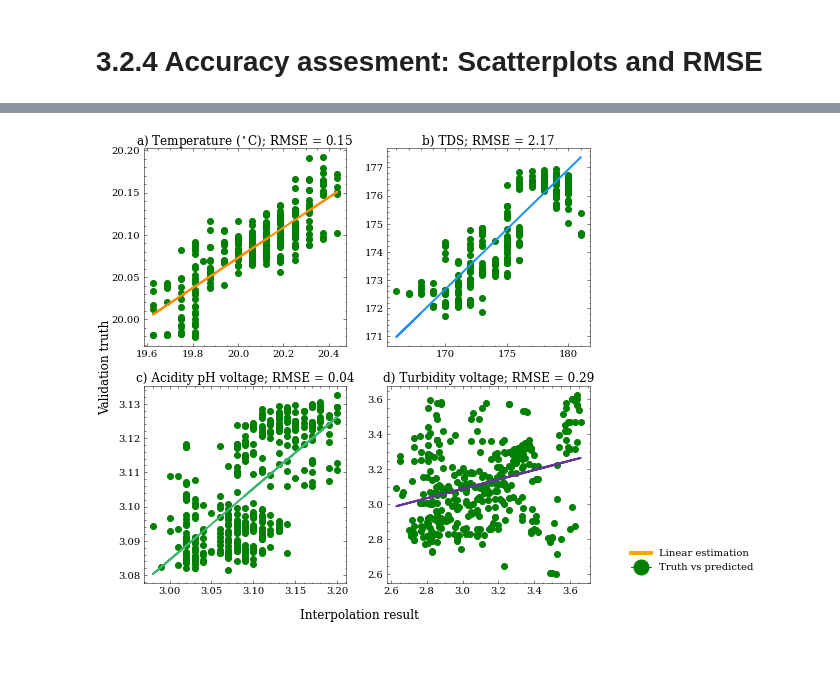
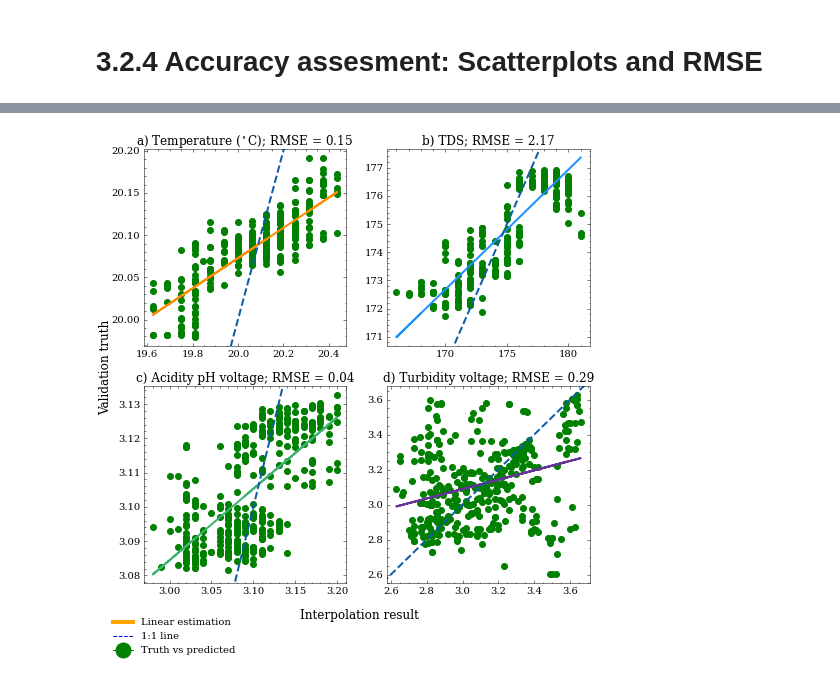
Before and after one commit to jurriandoornbos/wqdrone, a Jupyter notebook: plotting/plotting.ipynb, the cells around one changed output, grey strips where cells are left out. Cells and saved outputs as stored; diff of their text form; code cells hidden in the pictures; blank space fills up the shorter version.

```diff
--- a/plotting/plotting.ipynb
+++ b/plotting/plotting.ipynb
@@ -935,6 +963,8 @@ def error_data(x,y):
     return y_est, y_err,rms
 
 import matplotlib.pyplot as plt
+
+s_test = pd.read_csv("data/test4_May14_s_test.csv")
 test = s_test
 
 %matplotlib inline
@@ -950,7 +980,7 @@ labs = ["a) ","b) ","c) ","d) "]
 for i, item in enumerate(items):
 
 
-    coords = [(x,y) for x, y in zip(test.geometry.x, test.geometry.y)]
+    coords = [(x,y) for x, y in zip(test.lon, test.lat)]
     location = "data/" + item +"_hold_idw_masked.tif"
 
      #acquire the interpolated point
@@ -965,18 +995,26 @@ for i, item in enumerate(items):
     axs[i].plot(x, y_est, '-',c = colors[i],linewidth = 2)
 
     axs[i].scatter( x, y,color = "g" )
-    axs[i].set_title(labs[i]+titles[i] + f'; RMSE = {round(rms,2)}' , y=1.0, pad=4)
+    lims  = (axs[i].get_ylim(), axs[i].get_xlim() )
+    axs[i].plot([0,10000], [0,10000], '--', lw=2)
+    axs[i].set_ylim(lims[0])
+    axs[i].set_xlim(lims[1])
 
 
-    axs[i].set_xlabel(titles[i])
-    axs[i].set_ylabel(titles[i],labelpad=-1)
+
+    axs[i].set_title(labs[i]+titles[i] + f'; RMSE = {round(rms,2)}' , y=1.0, pad=4)
 
 
 
 fig.text(0.5, 0.07, 'Interpolation result', va='center', ha='center', fontsize=plt.rcParams['axes.titlesize'])
-fig.text(0.07, 0.5, 'Validation truth', va='center', ha='center', rotation='vertical', fontsize=plt.rcParams['axes.titlesize'])
+fig.text(0.06, 0.5, 'Validation truth', va='center', ha='center', rotation='vertical', fontsize=plt.rcParams['axes.titlesize'])
 
-fig.legend(handles =[line,dots], labels = ["Linear estimation","Truth vs predicted"], bbox_to_anchor = [1.2,0.2])
+line = Line2D([0], [0], color='orange', lw=4, label='Linear estimation')
+oneone = Line2D([0], [0], color='b', linestyle = "--", label='1:1 line',markerfacecolor='g', markersize=15),
+dots = Line2D([0], [0], marker='o', color='g', markersize=15)
+
+
+fig.legend(handles =[line,oneone, dots], labels = ["Linear estimation","1:1 line", "Truth vs predicted"], bbox_to_anchor = [0.3,0.08])
 
 fig.savefig("output/hold_interpolation_results.png", dpi=300)
 fig.show()
@@ -998,6 +1054,8 @@ def error_data(x,y):
     return y_est, y_err,rms
 
 import matplotlib.pyplot as plt
+
+c_test = pd.read_csv("data/test3_May14_c_test.csv")
 test = c_test
 
 %matplotlib inline
@@ -1014,38 +1072,44 @@ labs = ["a) ","b) ","c) ","d) "]
 for i, item in enumerate(items):
 
 
-    coords = [(x,y) for x, y in zip(test.geometry.x, test.geometry.y)]
-    location = "data/" + item +"_cont_idw_masked.tif"
+    coords = [(x,y) for x, y in zip(test.lon, test.lat)]
+    location = "data/" + item +"_cont_idw.tif"
 
      #acquire the interpolated point
     with rio.open(location, "r") as src:
         a  = [val[0] for val in src.sample(coords)]
         mse = sum((test[item] - a)**2)/len(a)
 
 
     x = test[item]
     y = a
     y_est, y_err,rms = error_data(x,y)
     axs[i].plot(x, y_est, '-',c = colors[i],linewidth = 2)
 
     axs[i].scatter( x, y,color = "g")
+    lims  = (axs[i].get_ylim(), axs[i].get_xlim() )
+    axs[i].plot([0,10000], [0,10000], '--', lw=2)
+    axs[i].set_ylim(lims[0])
+    axs[i].set_xlim(lims[1])
+
+
 
     axs[i].set_title(labs[i]+titles[i] + f'; RMSE = {round(rms,2)}' , y=1.0, pad=4)
 
 
 fig.text(0.5, 0.07, 'Interpolation result', va='center', ha='center', fontsize=plt.rcParams['axes.titlesize'])
 fig.text(0.06, 0.5, 'Validation truth', va='center', ha='center', rotation='vertical', fontsize=plt.rcParams['axes.titlesize'])
 
 
 
 line = Line2D([0], [0], color='orange', lw=4, label='Linear estimation')
 oneone = Line2D([0], [0], color='b', linestyle = "--", label='1:1 line',markerfacecolor='g', markersize=15),
 dots = Line2D([0], [0], marker='o', color='g', markersize=15)
 
 
-fig.legend(handles =[line,dots], labels = ["Linear estimation","Truth vs predicted"], bbox_to_anchor = [1.2,0.2])
+fig.legend(handles =[line,oneone, dots], labels = ["Linear estimation","1:1 line", "Truth vs predicted"], bbox_to_anchor = [0.3,0.08])
 
 fig.savefig("output/cont_interpolation_results.png", dpi=300)
 fig.show()
 # %% [output]
-[figure, old version]
+[figure, new version]
```
Also changed, not shown: parts of 4 cells of this notebook, 6 other files.
